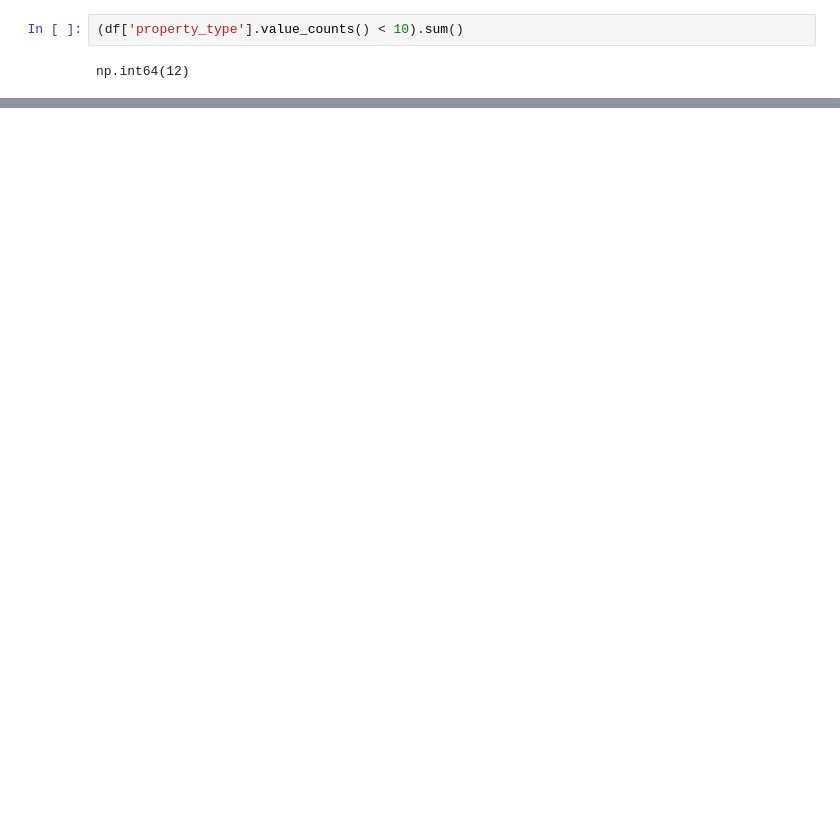
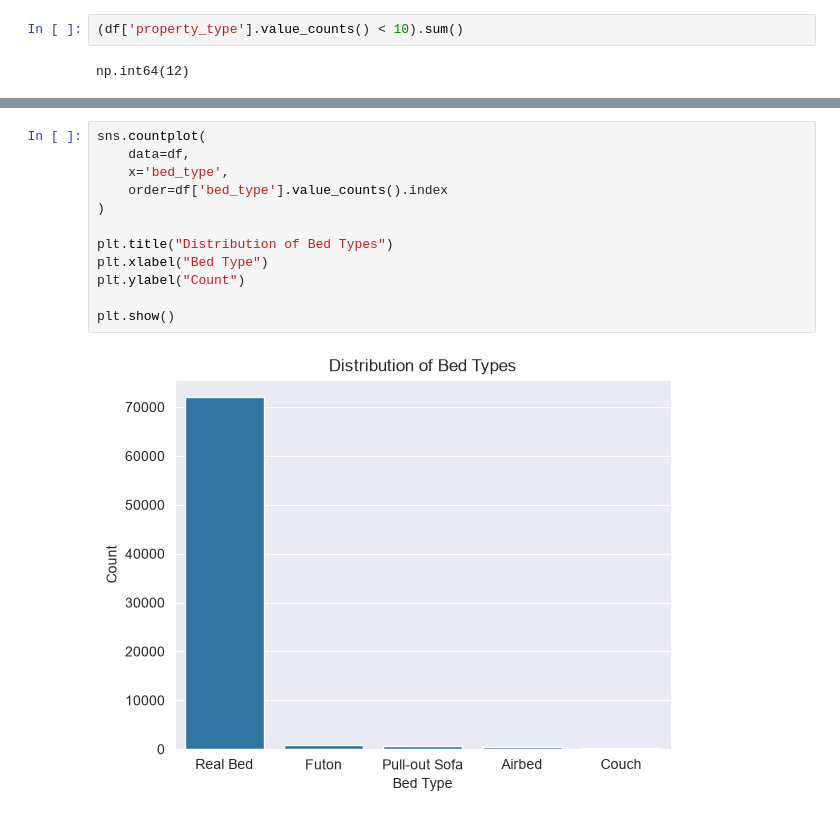
Before and after one commit to Car1LL/airbnb_prices_prediction, a Jupyter notebook: notebooks/00_EDA.ipynb, the cells around one changed output, grey strips where cells are left out. Cells and saved outputs as stored; diff of their text form; blank space fills up the shorter version.

```diff
--- a/notebooks/00_EDA.ipynb
+++ b/notebooks/00_EDA.ipynb
@@ -1467,0 +1528,14 @@ Name: count, dtype: int64
+# %%
+sns.countplot(
+    data=df,
+    x='bed_type',
+    order=df['bed_type'].value_counts().index
+)
+
+plt.title("Distribution of Bed Types")
+plt.xlabel("Bed Type")
+plt.ylabel("Count")
+
+plt.show()
+# %% [output]
+[figure, added]
```
Also changed, not shown: parts of 48 cells of this notebook.
